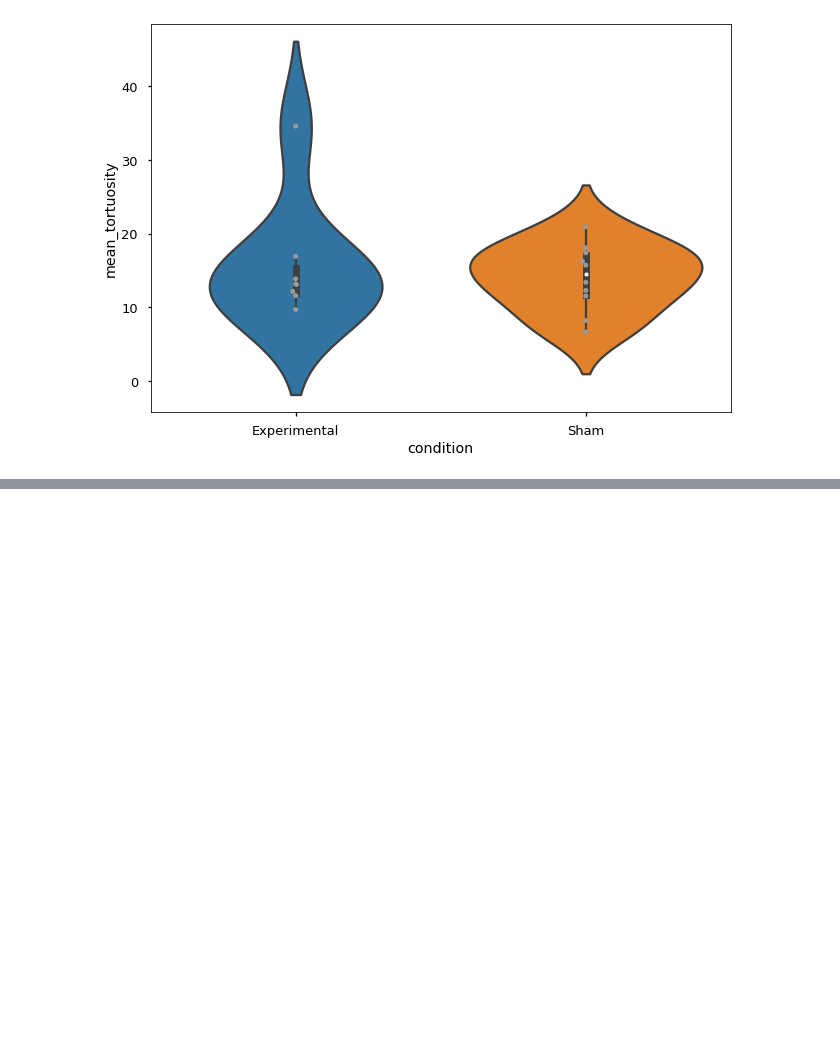
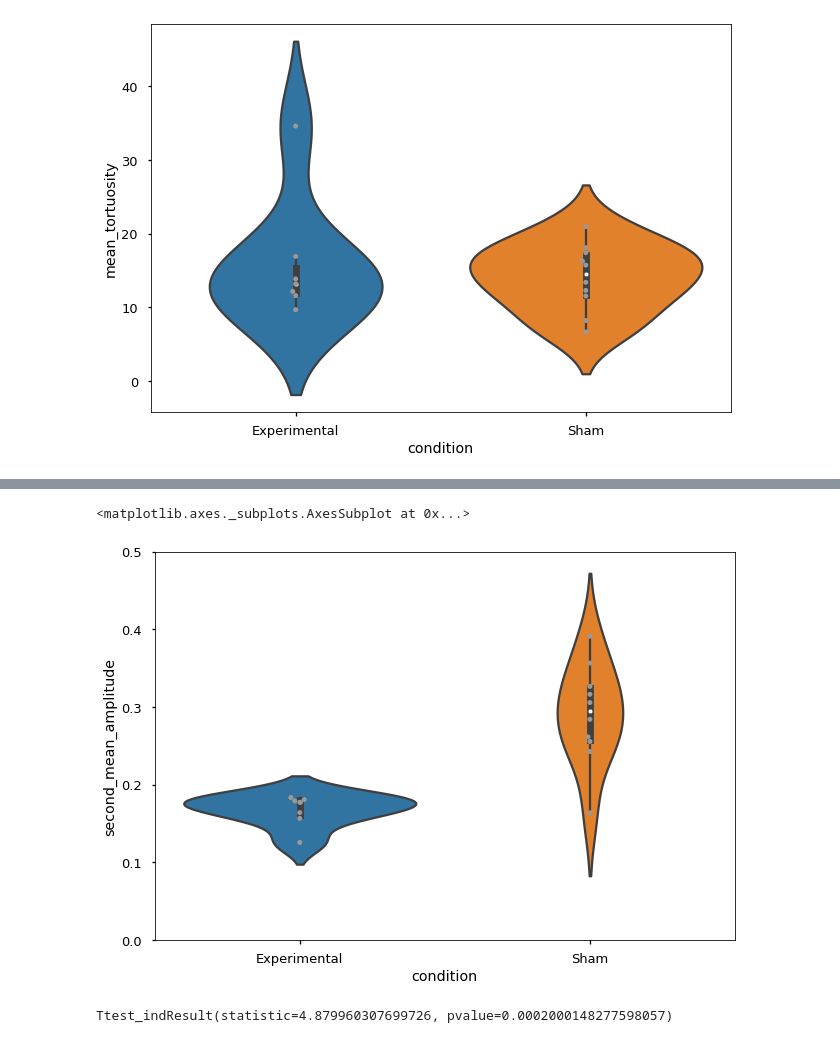
Before and after one commit to itsMahad/MothAbdominalRestriction, a Jupyter notebook: A_Step7_Displacement_Distance_Tortuosity_Loop.ipynb, the cells around one changed output, grey strips where cells are left out. Cells and saved outputs as stored; diff of their text form; code cells hidden in the pictures; blank space fills up the shorter version.

```diff
--- a/A_Step7_Displacement_Distance_Tortuosity_Loop.ipynb
+++ b/A_Step7_Displacement_Distance_Tortuosity_Loop.ipynb
@@ -294,16 +299,21 @@ stats.f_oneway(s_f_amplitude, e_f_amplitude)
 # %%
 #need to add the original values to ground these comparisons
 
 ax = sns.violinplot(x="condition", y="second_mean_amplitude",
                     data= new_df)
 ax.set_ylim(0,0.5)
 sns.swarmplot(x="condition", y="second_mean_amplitude",
-                    data=new_df, color="0.2")
+                    data=new_df, color="0.6")
+# %% [output]
+<matplotlib.axes._subplots.AxesSubplot at 0x...>
+[figure, added]
 # %%
 #this method assumes each data point is independent. However, even under this assumption there are no significant differences
 s_s_amplitude = new_df[new_df.condition == "Sham"].second_mean_amplitude.values
 e_s_amplitude = new_df[new_df.condition == "Experimental"].second_mean_amplitude.values
-stats.f_oneway(s_s_amplitude, e_s_amplitude)
+stats.ttest_ind(s_s_amplitude, e_s_amplitude)
+# %% [output]
+Ttest_indResult(statistic=4.879960307699726, pvalue=0.0002000148277598057)
 # %%
 #need to add the original values to ground these comparisons
 
```
Also changed, not shown: parts of 11 cells of this notebook.
